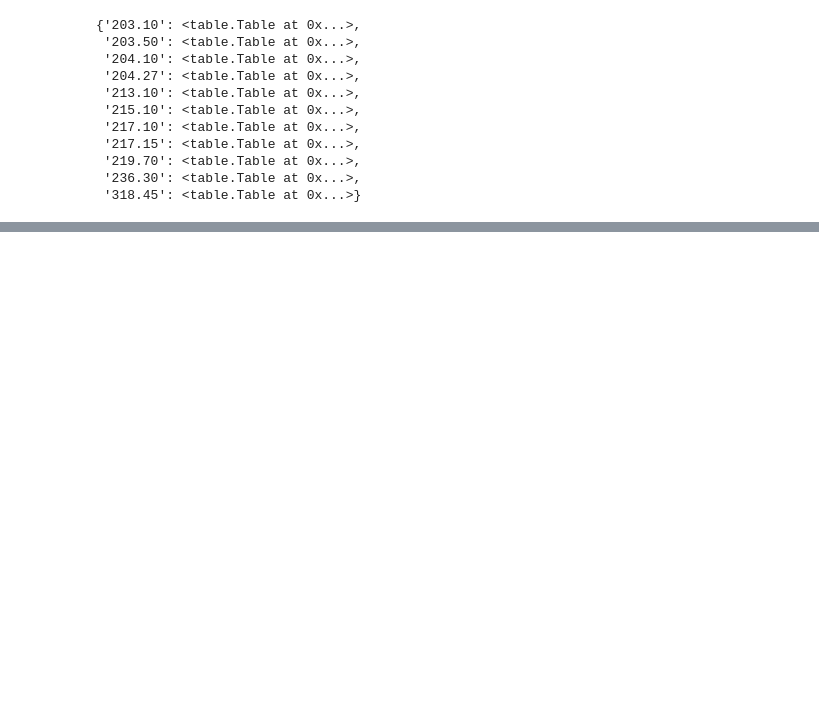
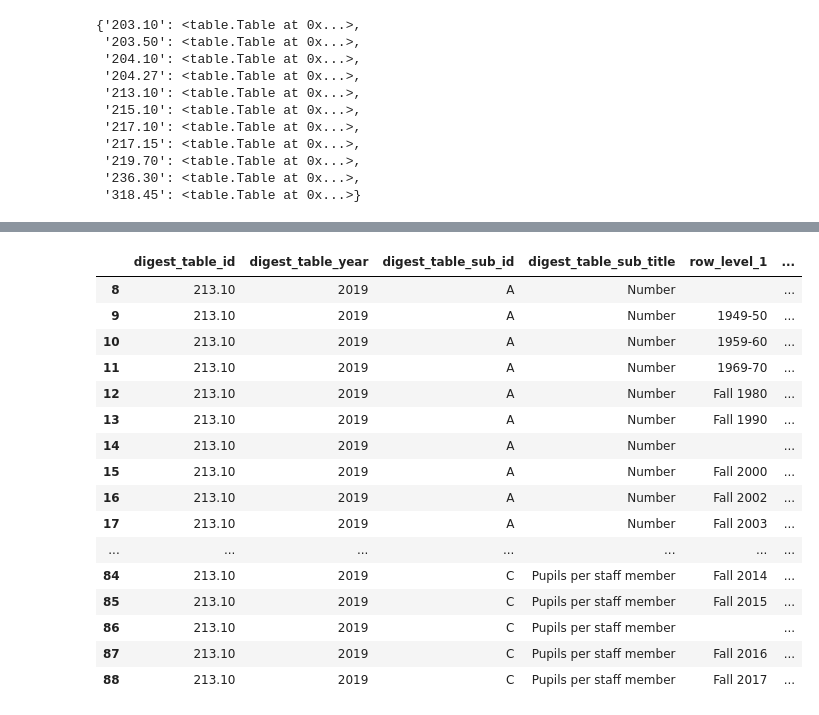
Before and after one commit to toltman/table_scraping, a Jupyter notebook: Table Scraping 7.ipynb, the cells around one changed output, grey strips where cells are left out. Cells and saved outputs as stored; diff of their text form; code cells hidden in the pictures; blank space fills up the shorter version.

Commit message:
added subtables to table_info

```diff
--- a/Table Scraping 7.ipynb
+++ b/Table Scraping 7.ipynb
@@ -30,6 +30,4 @@ tables
  '236.30': <table.Table at 0x...>,
  '318.45': <table.Table at 0x...>}
 # %%
-tab = tables['213.10'].row_info
-
-tab[['digest_table_sub_id', 'digest_table_sub_title']]
+tab = tables['213.10']
@@ -62,0 +41,20 @@ g[['digest_table_sub_id', 'digest_table_sub_title']]
+# %%
+tab.row_info
+# %% [output]
+|  | digest_table_id | digest_table_year | digest_table_sub_id | digest_table_sub_title | row_level_1 | ... |
+| 8 | 213.10 | 2019 | A | Number |  | ... |
+| 9 | 213.10 | 2019 | A | Number | 1949-50 | ... |
+| 10 | 213.10 | 2019 | A | Number | 1959-60 | ... |
+| 11 | 213.10 | 2019 | A | Number | 1969-70 | ... |
+| 12 | 213.10 | 2019 | A | Number | Fall 1980 | ... |
+| 13 | 213.10 | 2019 | A | Number | Fall 1990 | ... |
+| 14 | 213.10 | 2019 | A | Number |  | ... |
+| 15 | 213.10 | 2019 | A | Number | Fall 2000 | ... |
+| 16 | 213.10 | 2019 | A | Number | Fall 2002 | ... |
+| 17 | 213.10 | 2019 | A | Number | Fall 2003 | ... |
+| ... | ... | ... | ... | ... | ... | ... |
+| 84 | 213.10 | 2019 | C | Pupils per staff member | Fall 2014 | ... |
+| 85 | 213.10 | 2019 | C | Pupils per staff member | Fall 2015 | ... |
+| 86 | 213.10 | 2019 | C | Pupils per staff member |  | ... |
+| 87 | 213.10 | 2019 | C | Pupils per staff member | Fall 2016 | ... |
+| 88 | 213.10 | 2019 | C | Pupils per staff member | Fall 2017 | ... |
```
Also changed, not shown: parts of 4 cells of this notebook, 1 other file.
